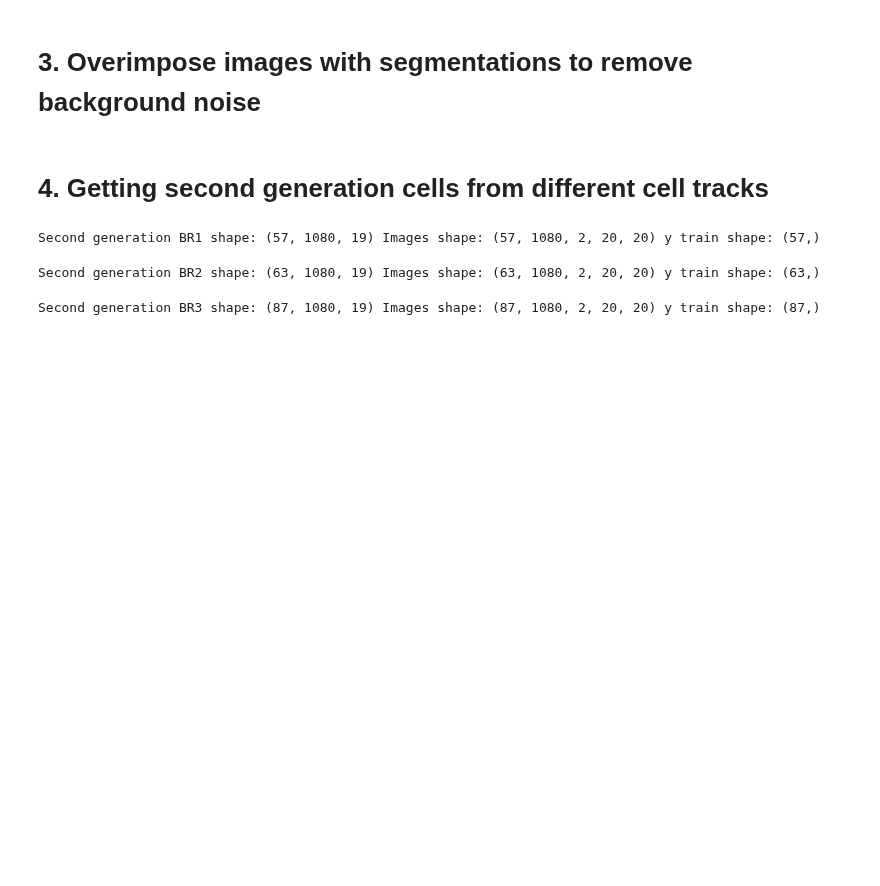
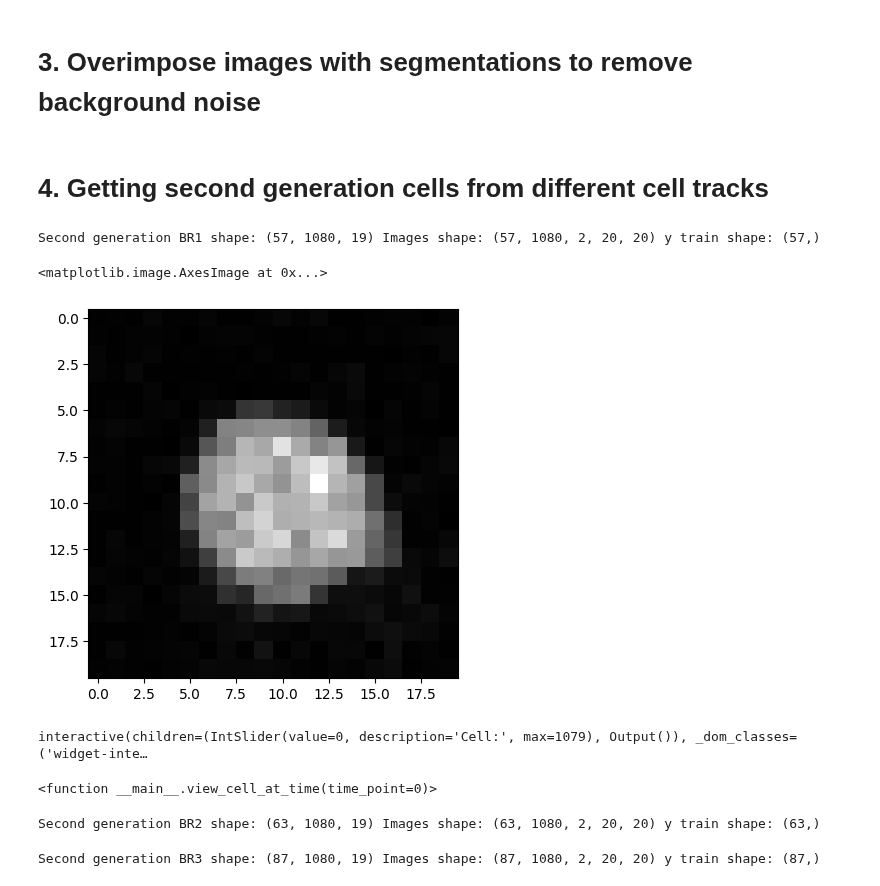
Before and after one commit to ComputationalMicroscopy4CellBio/AI4CellFate, a Jupyter notebook: notebooks/manuscript/second_gen_data.ipynb, the cells around one changed output. Drawn from its saved outputs; the diff is of its cells as text; code cells hidden in the pictures; blank space fills up the shorter version.

```diff
--- a/notebooks/manuscript/second_gen_data.ipynb
+++ b/notebooks/manuscript/second_gen_data.ipynb
@@ -118,6 +118,28 @@ second_gen_br1_y_train = y_train_br1_no_edges[indexes_daughter_br1]
 print("Second generation BR1 shape:", second_gen_br1.shape, "Images shape:", second_gen_br1_images.shape, "y train shape:", second_gen_br1_y_train.shape)
 # %% [output]
 Second generation BR1 shape: (57, 1080, 19) Images shape: (57, 1080, 2, 20, 20) y train shape: (57,)
+# %%
+plt.imshow(images_br1_no_edges[10,100,0], cmap='gray')
+# %% [output]
+<matplotlib.image.AxesImage at 0x...>
+[figure, added]
+# %%
+# remove problematic cells
+from ipywidgets import interact, IntSlider
+
+def view_cell_at_time(time_point=0):
+    cell_index = 10
+    plt.figure(figsize=(6, 6))
+    plt.imshow(images_br1_no_edges[cell_index, time_point,0], cmap='gray')
+    plt.title(f'Cell {cell_index}, Time Point {time_point}, Fate: {y_train_br1_no_edges[cell_index]}')
+    plt.axis('off')
+    plt.show()
+
+interact(view_cell_at_time,
+         time_point=IntSlider(min=0, max=1079, step=1, value=0, description='Cell:'))
+# %% [output]
+interactive(children=(IntSlider(value=0, description='Cell:', max=1079), Output()), _dom_classes=('widget-inte…
+<function __main__.view_cell_at_time(time_point=0)>
 # %%
 indexes_daughter_br2 = daughter_indexes(filtered_track_br2_no_edges)
 second_gen_br2 = filtered_track_br2_no_edges[indexes_daughter_br2]
```
Also changed, not shown: parts of 6 cells of this notebook.
